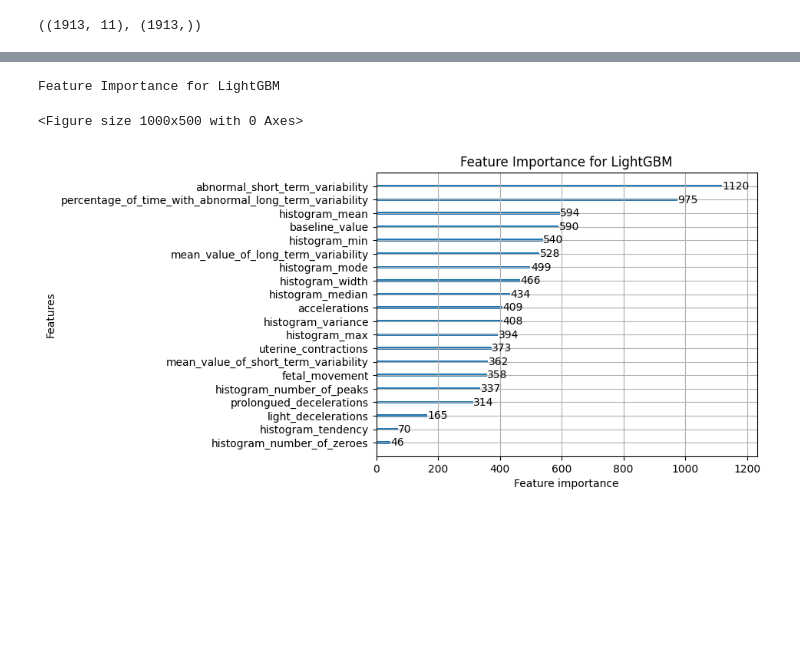
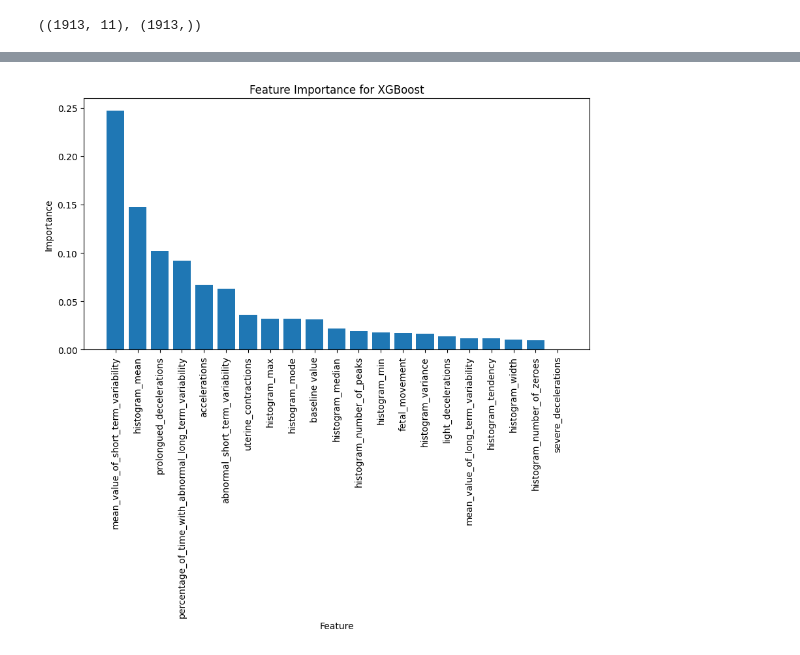
Before and after one commit to arthurcbaia/MC906, a Jupyter notebook: model_training.ipynb, the cells around one changed output, grey strips where cells are left out. Saved outputs shown, nothing was run; the diff lists cells and outputs as text; code cells hidden in the pictures; blank space fills up the shorter version.

```diff
--- a/model_training.ipynb
+++ b/model_training.ipynb
@@ -409,42 +401,28 @@ plt.show()
-# %%
-# plot imporante for the best model
-print(f"Feature Importance for {best_model[0]}")
-plt.figure(figsize=(10, 5))
-
-if best_model[0] == "Random Forest":
-
-    plt.barh(x_train.columns, model.feature_importances_)
-
-    plt.title("Feature Importance for Random Forest")
-
-
-elif best_model[0] == "XGBoost":
-
-    from xgboost import plot_importance
-
-    plot_importance(model, title="Feature Importance for XGBoost")
-
-
-elif best_model[0] == "LightGBM":
-
-    from lightgbm import plot_importance
-
-    plot_importance(model, title="Feature Importance for LightGBM")
-
-
-elif best_model[0] == "CatBoost":
-
-    plt.figure(figsize=(10, 5))
-
-    model.get_feature_importance(prettified=True).plot.barh(
-        x="Feature Id", y="Importances"
-    )
-
-    plt.title("Feature Importance")
-
-
-plt.show()
-# %% [output]
-Feature Importance for LightGBM
-<Figure size 1000x500 with 0 Axes>
-[figure, removed]
+# %%
+# plot feature importance for all models
+
+model = best_estimators['XGBoost']
+
+importances = model.feature_importances_
+
+indices = np.argsort(importances)[::-1]
+
+plt.figure(figsize=(10, 5))
+
+plt.bar(
+    x_train.columns[indices],
+    importances[indices],
+)
+
+plt.title(f"Feature Importance for XGBoost")
+
+plt.xlabel("Feature")
+
+plt.ylabel("Importance")
+
+plt.xticks(rotation=90)
+
+
+plt.show()
+# %% [output]
+[figure, added]
```
Also changed, not shown: parts of 24 cells of this notebook.
